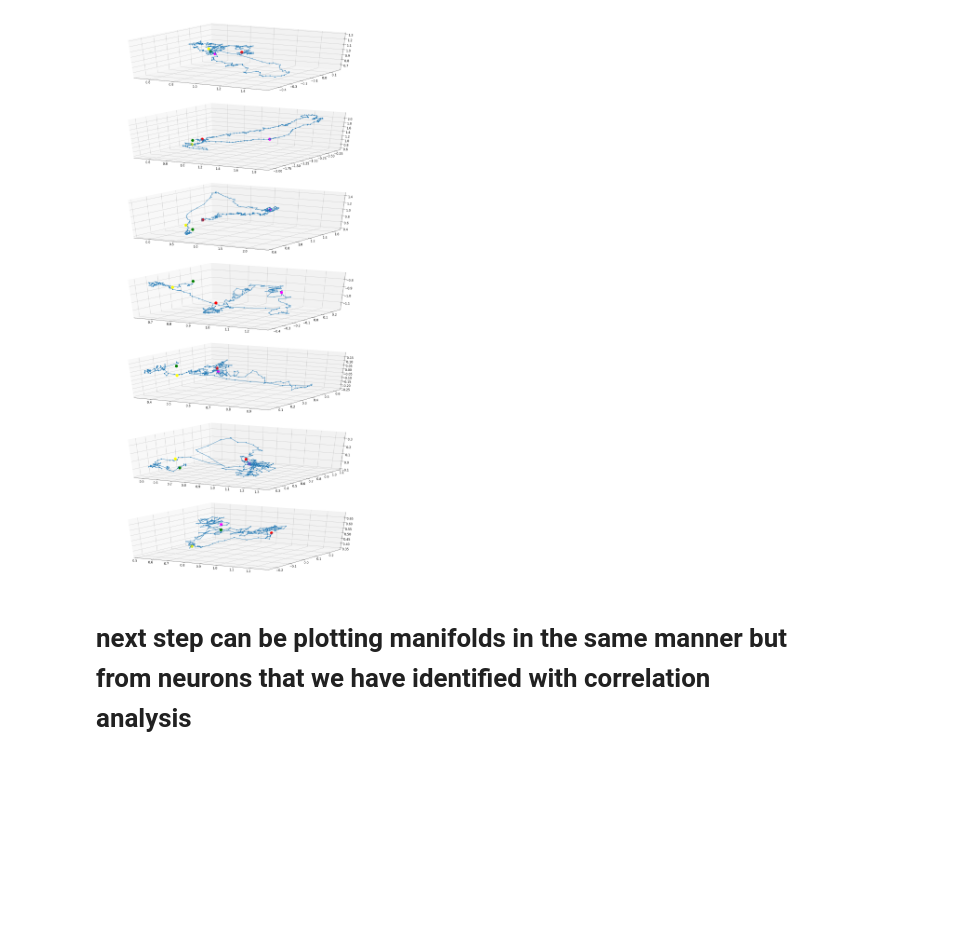
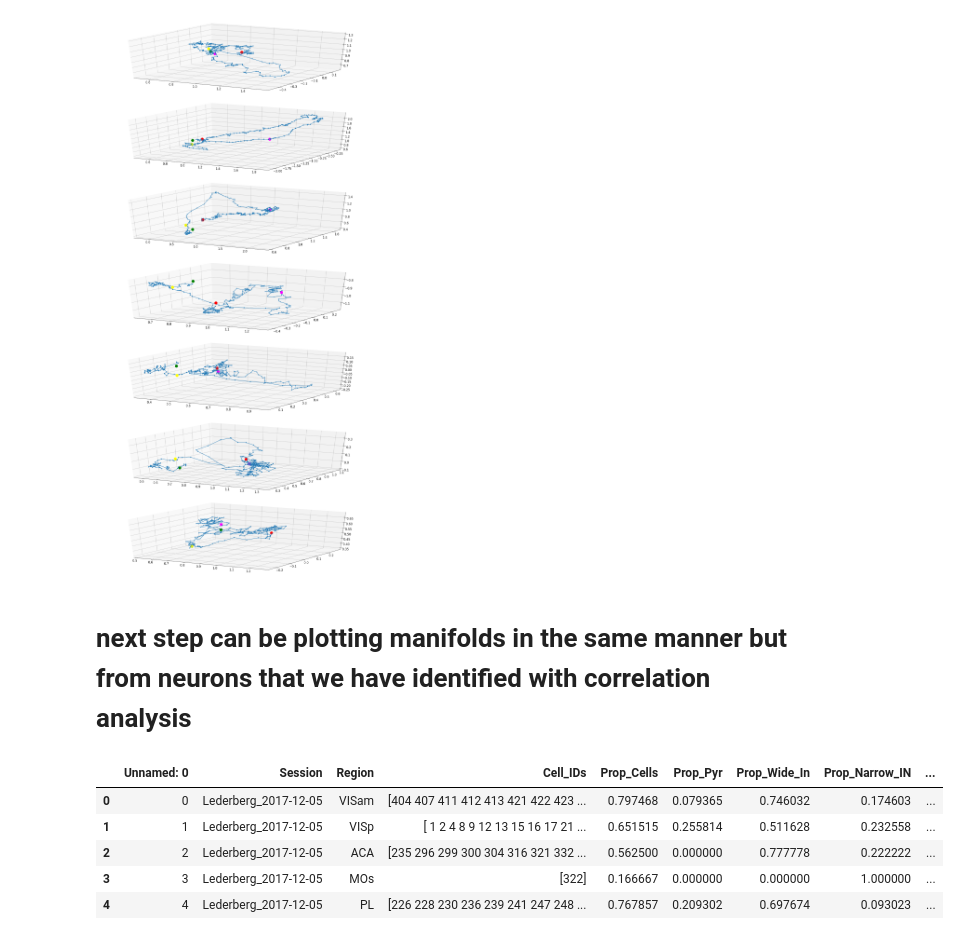
Before and after one commit to SaraMati/NMA, a Jupyter notebook: Visualize_Steinmetz.ipynb, the cells around one changed output. Cells and saved outputs as stored; diff of their text form; code cells hidden in the pictures; blank space fills up the shorter version.

```diff
--- a/Visualize_Steinmetz.ipynb
+++ b/Visualize_Steinmetz.ipynb
@@ -303,3 +307,13 @@ for j in range(len(lowD_PC)):
 [figure]
 # %% [markdown]
 # next step can be plotting manifolds in the same manner but from neurons that we have identified with correlation analysis
+# %%
+subnetworks = pd.read_csv('NMA\data\Lederberg_all_sessions.csv')
+subnetworks.head()
+# %% [output]
+|  | Unnamed: 0 | Session | Region | Cell_IDs | Prop_Cells | Prop_Pyr | Prop_Wide_In | Prop_Narrow_IN | ... |
+| 0 | 0 | Lederberg_2017-12-05 | VISam | [404 407 411 412 413 421 422 423 ... | 0.797468 | 0.079365 | 0.746032 | 0.174603 | ... |
+| 1 | 1 | Lederberg_2017-12-05 | VISp | [ 1 2 4 8 9 12 13 15 16 17 21 ... | 0.651515 | 0.255814 | 0.511628 | 0.232558 | ... |
+| 2 | 2 | Lederberg_2017-12-05 | ACA | [235 296 299 300 304 316 321 332 ... | 0.562500 | 0.000000 | 0.777778 | 0.222222 | ... |
+| 3 | 3 | Lederberg_2017-12-05 | MOs | [322] | 0.166667 | 0.000000 | 0.000000 | 1.000000 | ... |
+| 4 | 4 | Lederberg_2017-12-05 | PL | [226 228 230 236 239 241 247 248 ... | 0.767857 | 0.209302 | 0.697674 | 0.093023 | ... |
```
Also changed, not shown: parts of 8 cells of this notebook, 1 other file.
